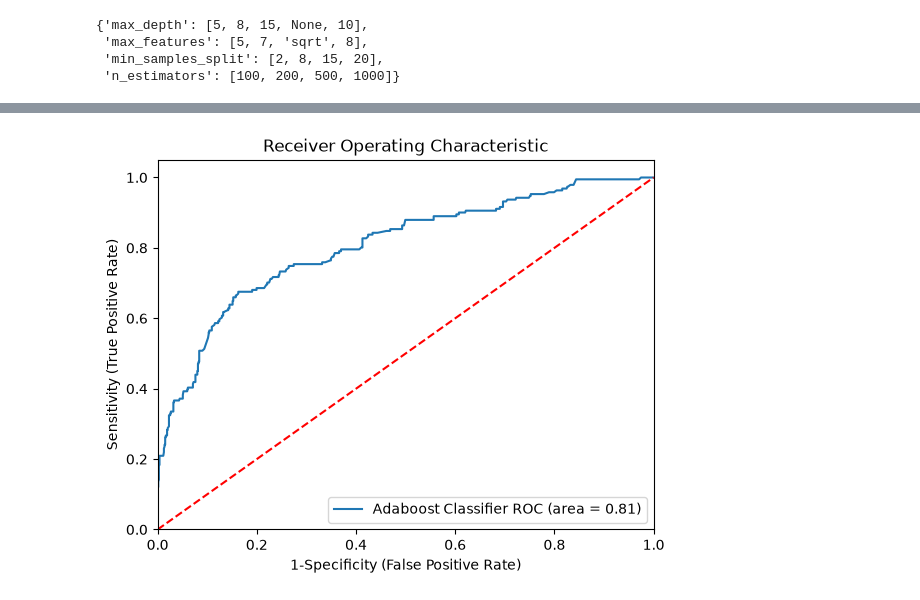
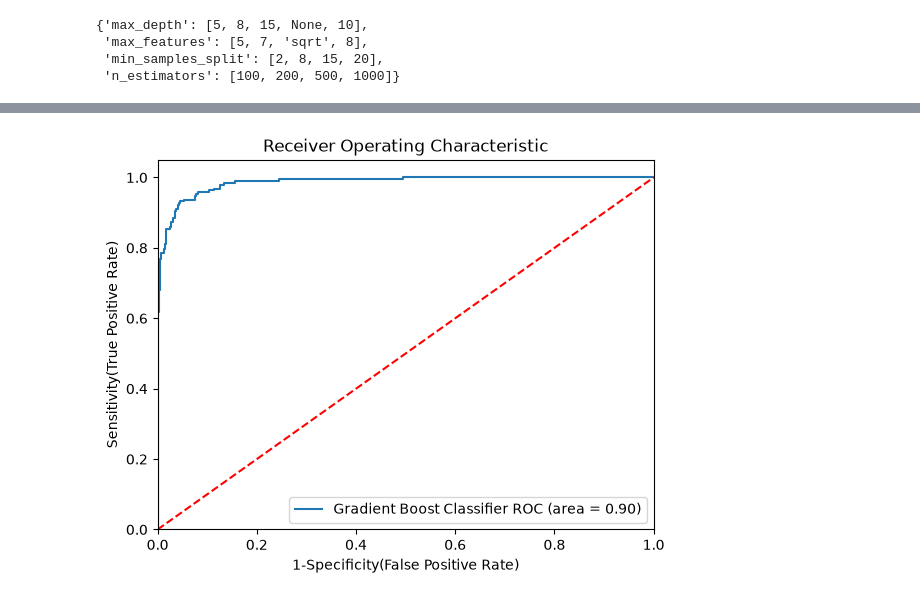
Before and after one commit to SaurabhKumarTech/Random-Forest-Travel-Prediction, a Jupyter notebook: Randomforest.ipynb, the cells around one changed output, grey strips where cells are left out. Cells and saved outputs as stored; diff of their text form; code cells hidden in the pictures.

Commit message:
Added Gradient Boosting Classifier

```diff
--- a/Randomforest.ipynb
+++ b/Randomforest.ipynb
@@ -369,7 +375,7 @@ adaboost_param
 
 randomcv_models = [
                    ("RF", RandomForestClassifier(), rf_params),
-    ("AB", AdaBoostClassifier(), adaboost_param)
+    ("GradientBoost", GradientBoostingClassifier(), gradient_params)
 
                    ]
 # %%
@@ -392,7 +401,7 @@ model_param = {}
 for name, model, params in randomcv_models:
     random = RandomizedSearchCV(estimator=model,
                                    param_distributions=params,
-                                   n_iter=100,
+                                   n_iter=10,
                                    cv=3,
                                    verbose=2,
                                    n_jobs=-1)
@@ -418,5 +427,12 @@ models = {
         max_depth=None,
         random_state=42
     ),
-     "Adaboost":AdaBoostClassifier(n_estimators=80, algorithm='SAMME')
+
+    "GradientBoostclassifier": GradientBoostingClassifier(
+        n_estimators=500,
+        min_samples_split=20,
+        max_depth=15,
+        loss='exponential',
+        criterion='squared_error'
+    )
 }
@@ -502,64 +517,39 @@ Model performance for Test set
 ===================================
 # %%
 ## Plot ROC AUC Curve
-
-from sklearn.metrics import roc_auc_score, roc_curve
-from sklearn.ensemble import AdaBoostClassifier
-import matplotlib.pyplot as plt
-
+from sklearn.metrics import roc_auc_score,roc_curve
 plt.figure()
 
 # Add the models to the list that you want to view on the ROC plot
 auc_models = [
-    {
-        'label': 'Adaboost Classifier',
-        'model': AdaBoostClassifier(
-            n_estimators=80,
-            learning_rate=1.0,
-            random_state=42
-        )
-    }
+{
+    'label': 'Gradient Boost Classifier',
+    'model':GradientBoostingClassifier(n_estimators=500,
+                                                        min_samples_split=20,
+                                                        max_depth=15,
+                                                        loss='exponential',
+                                                        criterion='squared_error'),
+    'auc':  0.9026
+},
+
 ]
-
-# Create loop through all models
+# create loop through all model
 for algo in auc_models:
-
-    model = algo['model']
-
-    # Train the model
-    model.fit(X_train, y_train)
-
-    # Get probability predictions
-    y_pred_proba = model.predict_proba(X_test)[:, 1]
-
-    # Compute False Positive Rate and True Positive Rate
-    fpr, tpr, thresholds = roc_curve(y_test, y_pred_proba)
-
-    # Calculate AUC
-    roc_auc = roc_auc_score(y_test, y_pred_proba)
-
-    # Plot ROC curve
-    plt.plot(
-        fpr,
-        tpr,
-        label='%s ROC (area = %0.2f)' % (algo['label'], roc_auc)
-    )
-
+    model = algo['model'] # select the model
+    model.fit(X_train, y_train) # train the model
+# Compute False postive rate, and True positive rate
+    fpr, tpr, thresholds = roc_curve(y_test, model.predict_proba(X_test)[:,1])
+# Calculate Area under the curve to display on the plot
+    plt.plot(fpr, tpr, label='%s ROC (area = %0.2f)' % (algo['label'], algo['auc']))
 # Custom settings for the plot
-plt.plot([0, 1], [0, 1], 'r--')
-
+plt.plot([0, 1], [0, 1],'r--')
 plt.xlim([0.0, 1.0])
 plt.ylim([0.0, 1.05])
-
-plt.xlabel('1-Specificity (False Positive Rate)')
-plt.ylabel('Sensitivity (True Positive Rate)')
-
+plt.xlabel('1-Specificity(False Positive Rate)')
+plt.ylabel('Sensitivity(True Positive Rate)')
 plt.title('Receiver Operating Characteristic')
-
 plt.legend(loc="lower right")
-
 plt.savefig("auc.png")
-
 plt.show()
 # %% [output]
-[figure, old version]
+[figure, new version]
```
Also changed, not shown: parts of 8 cells of this notebook, 1 other file.
